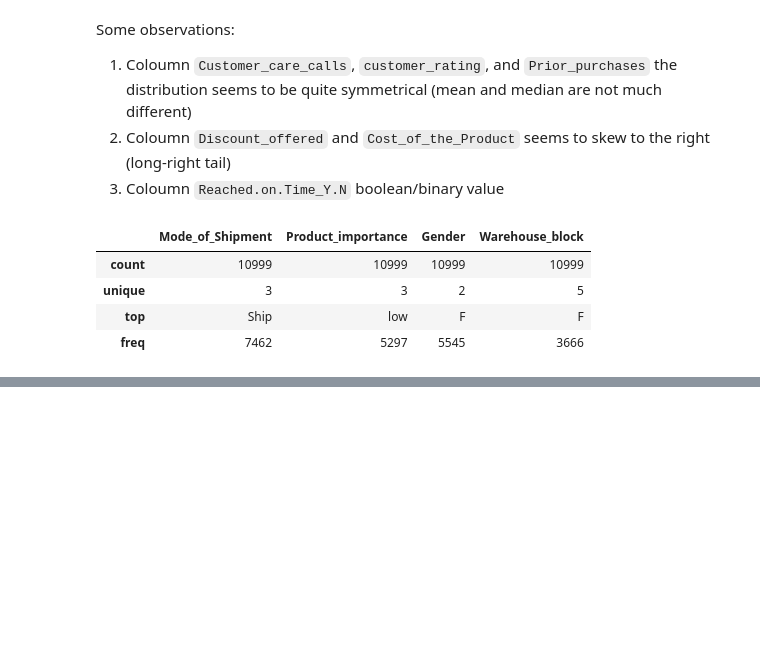
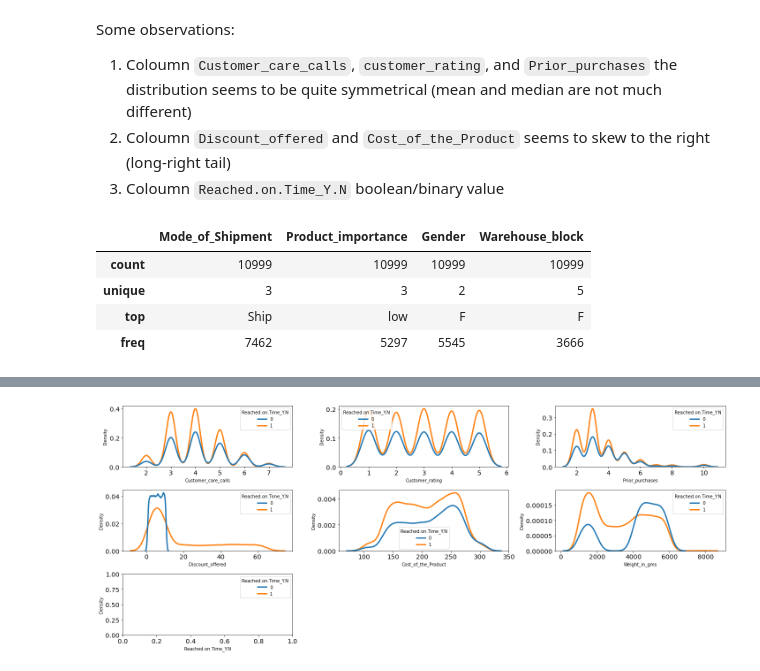
Before and after one commit to wahyunh10/Project-Ecommerce-Shipping-Clasification-Modeling, a Jupyter notebook: Stage_1_Project.ipynb, the cells around one changed output, grey strips where cells are left out. Cells and saved outputs as stored; diff of their text form; code cells hidden in the pictures; blank space fills up the shorter version.

```diff
--- a/Stage_1_Project.ipynb
+++ b/Stage_1_Project.ipynb
@@ -104,0 +167,10 @@ df[cats].describe()
+# %%
+features = nums
+plt.figure(figsize=(20,8))
+for i in range(0, len(features)):
+    plt.subplot(3, len(nums)/2, i+1)
+    sns.kdeplot(data=df, x=features[i], hue='Reached.on.Time_Y.N')
+    #plt.xlabel(features[i])
+    plt.tight_layout()
+# %% [output]
+[figure, added]
```
Also changed, not shown: parts of 11 cells of this notebook.
